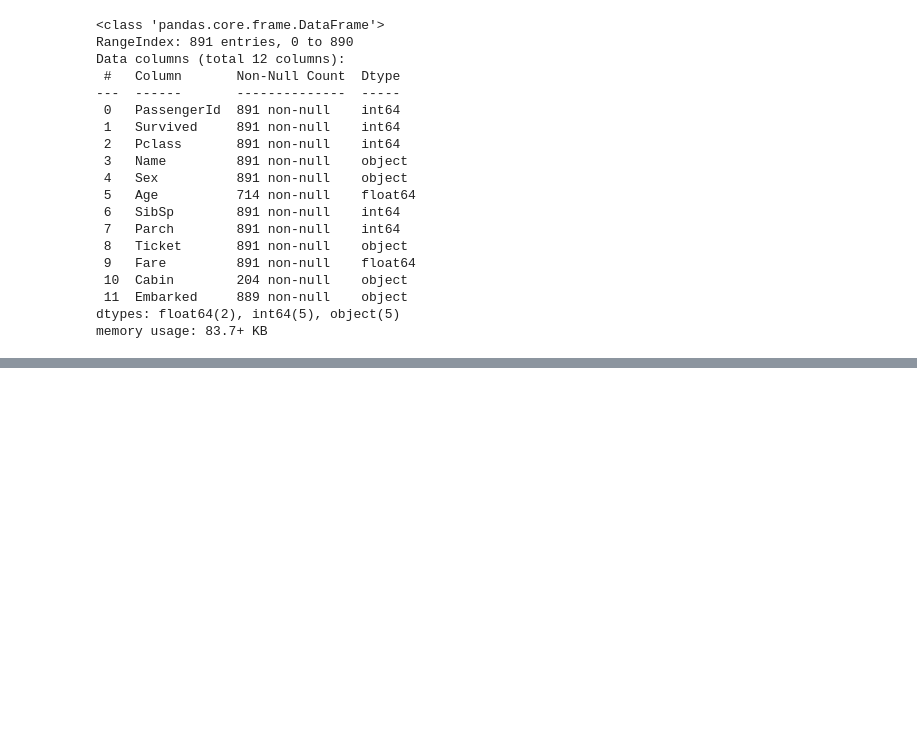
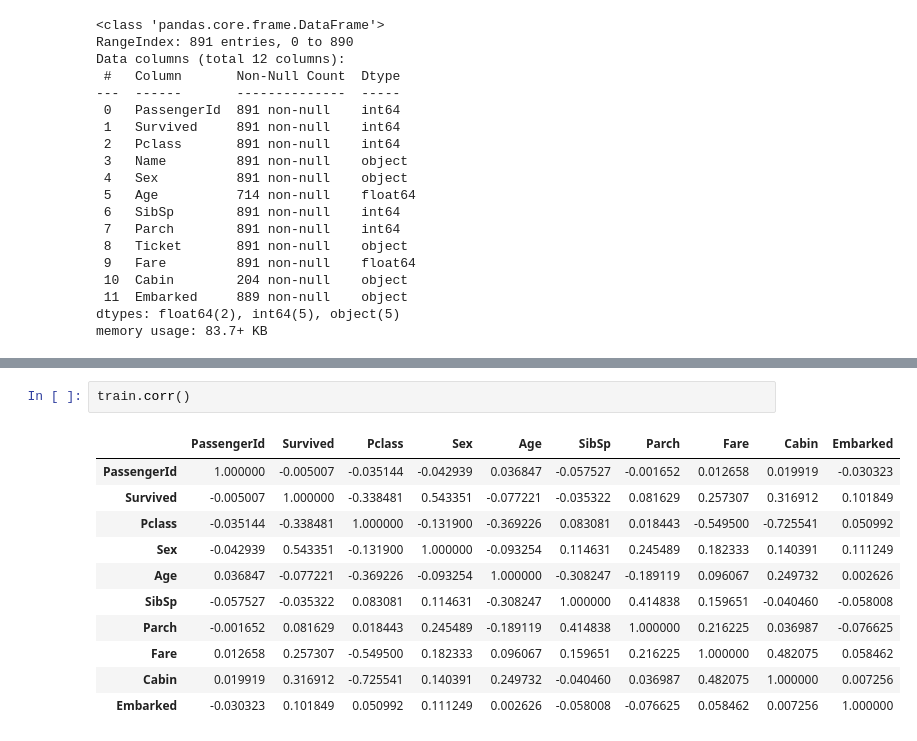
Before and after one commit to mihye126/Kaggle, a Jupyter notebook: titanic/titanic.ipynb, the cells around one changed output, grey strips where cells are left out. Cells and saved outputs as stored; diff of their text form; blank space fills up the shorter version.

```diff
--- a/titanic/titanic.ipynb
+++ b/titanic/titanic.ipynb
@@ -47,0 +54,14 @@ train.head()
+# %%
+train.corr()
+# %% [output]
+|  | PassengerId | Survived | Pclass | Sex | Age | SibSp | Parch | Fare | Cabin | Embarked |
+| PassengerId | 1.000000 | -0.005007 | -0.035144 | -0.042939 | 0.036847 | -0.057527 | -0.001652 | 0.012658 | 0.019919 | -0.030323 |
+| Survived | -0.005007 | 1.000000 | -0.338481 | 0.543351 | -0.077221 | -0.035322 | 0.081629 | 0.257307 | 0.316912 | 0.101849 |
+| Pclass | -0.035144 | -0.338481 | 1.000000 | -0.131900 | -0.369226 | 0.083081 | 0.018443 | -0.549500 | -0.725541 | 0.050992 |
+| Sex | -0.042939 | 0.543351 | -0.131900 | 1.000000 | -0.093254 | 0.114631 | 0.245489 | 0.182333 | 0.140391 | 0.111249 |
+| Age | 0.036847 | -0.077221 | -0.369226 | -0.093254 | 1.000000 | -0.308247 | -0.189119 | 0.096067 | 0.249732 | 0.002626 |
+| SibSp | -0.057527 | -0.035322 | 0.083081 | 0.114631 | -0.308247 | 1.000000 | 0.414838 | 0.159651 | -0.040460 | -0.058008 |
+| Parch | -0.001652 | 0.081629 | 0.018443 | 0.245489 | -0.189119 | 0.414838 | 1.000000 | 0.216225 | 0.036987 | -0.076625 |
+| Fare | 0.012658 | 0.257307 | -0.549500 | 0.182333 | 0.096067 | 0.159651 | 0.216225 | 1.000000 | 0.482075 | 0.058462 |
+| Cabin | 0.019919 | 0.316912 | -0.725541 | 0.140391 | 0.249732 | -0.040460 | 0.036987 | 0.482075 | 1.000000 | 0.007256 |
+| Embarked | -0.030323 | 0.101849 | 0.050992 | 0.111249 | 0.002626 | -0.058008 | -0.076625 | 0.058462 | 0.007256 | 1.000000 |
```
Also changed, not shown: parts of 12 cells of this notebook.
